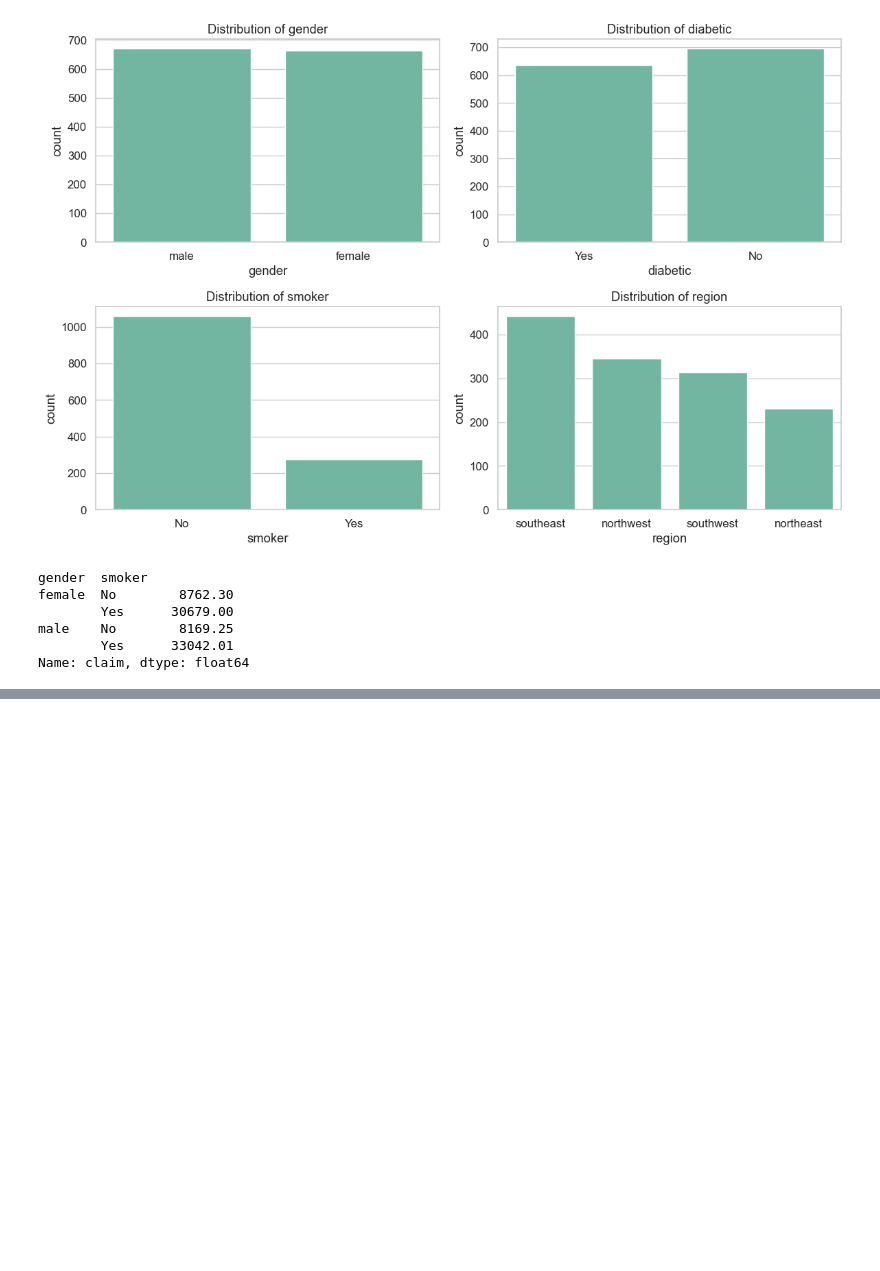
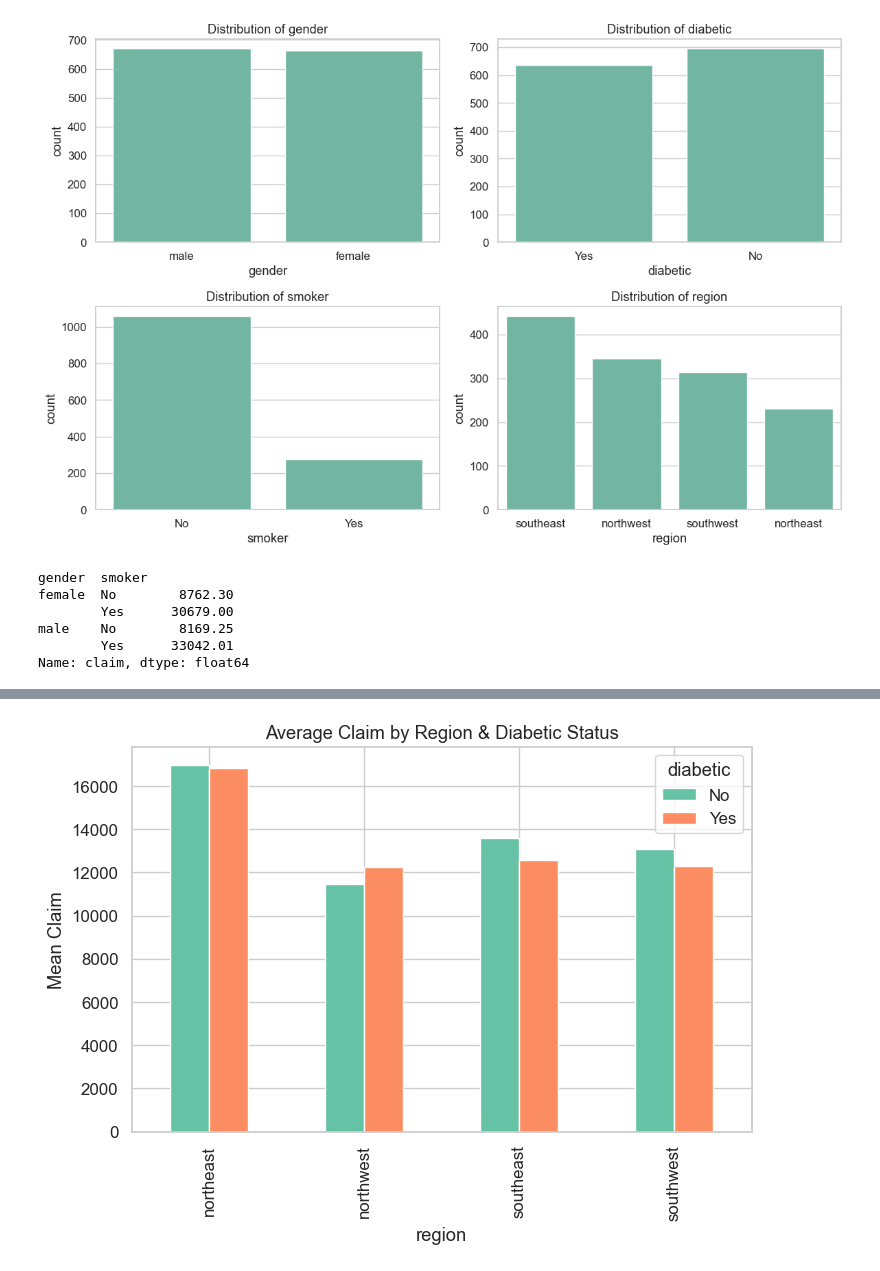
Before and after one commit to chirraaggggg/Medical-Insurance-Cost-Prediction-Using-ML, a Jupyter notebook: model_analysis.ipynb, the cells around one changed output, grey strips where cells are left out. Saved outputs shown, nothing was run; the diff lists cells and outputs as text; code cells hidden in the pictures; blank space fills up the shorter version.

```diff
--- a/model_analysis.ipynb
+++ b/model_analysis.ipynb
@@ -226,0 +231,2 @@ sns.barplot(data = df,x = "gender", y ="claim", hue = "smoker", estimator = "mea
+# %%
+pivot_region_diabetic = df.groupby(["region","diabetic"])["claim"].mean().unstack()
@@ -226,0 +242,7 @@ sns.barplot(data = df,x = "gender", y ="claim", hue = "smoker", estimator = "mea
+# %%
+pivot_region_diabetic.plot(kind = "bar", figsize = (8,5))
+plt.title("Average Claim by Region & Diabetic Status")
+plt.ylabel("Mean Claim")
+plt.show()
+# %% [output]
+[figure, added]
```
Also changed, not shown: parts of 4 cells of this notebook.
